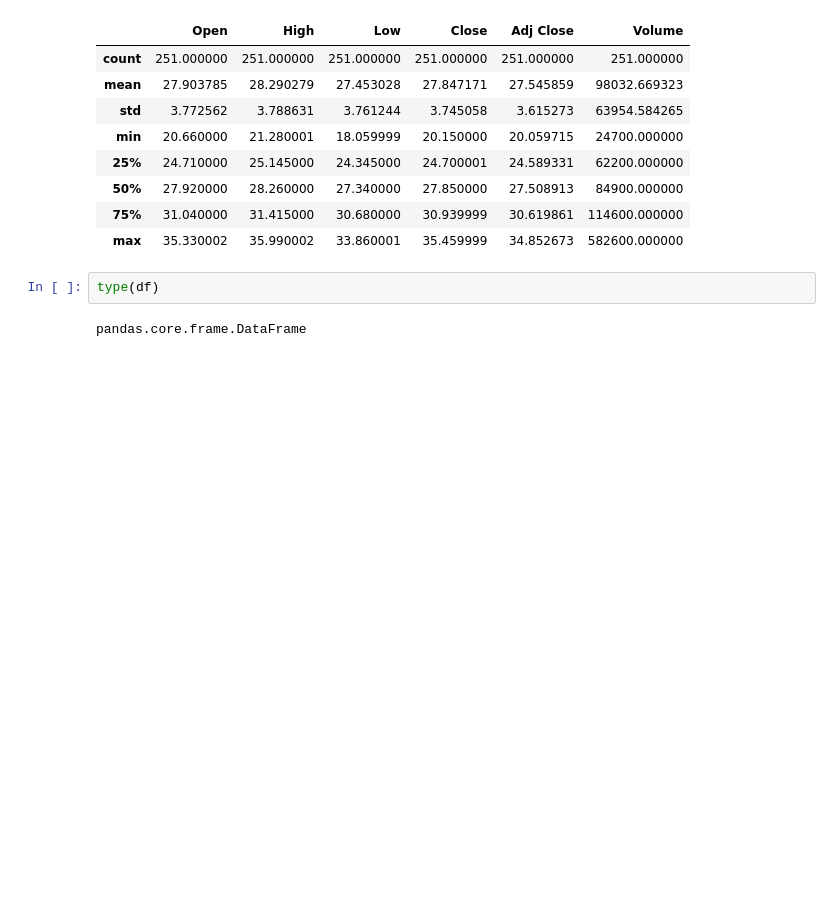
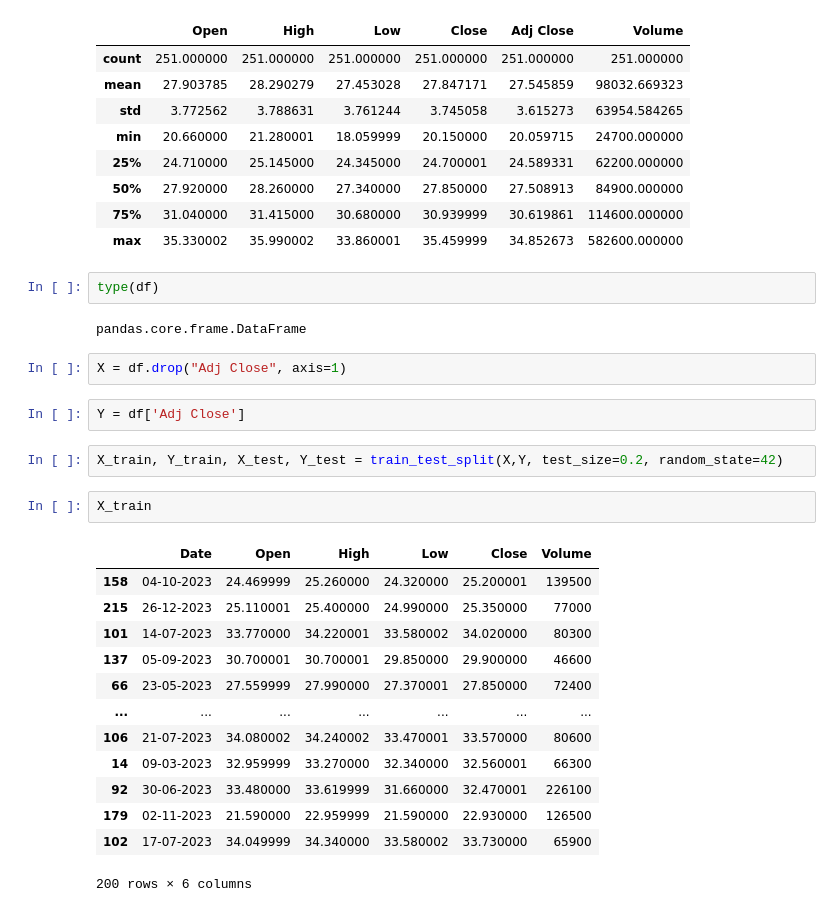
Before and after one commit to Omkrakr/AI-Internship, a Jupyter notebook: AI_Class_1.ipynb, the cells around one changed output. Saved outputs shown, nothing was run; the diff lists cells and outputs as text; blank space fills up the shorter version.

```diff
--- a/AI_Class_1.ipynb
+++ b/AI_Class_1.ipynb
@@ -99,3 +102,25 @@ df.describe()
 type(df)
 # %% [output]
 pandas.core.frame.DataFrame
+# %%
+X = df.drop("Adj Close", axis=1)
+# %%
+Y = df['Adj Close']
+# %%
+X_train, Y_train, X_test, Y_test = train_test_split(X,Y, test_size=0.2, random_state=42)
+# %%
+X_train
+# %% [output]
+|  | Date | Open | High | Low | Close | Volume |
+| 158 | 04-10-2023 | 24.469999 | 25.260000 | 24.320000 | 25.200001 | 139500 |
+| 215 | 26-12-2023 | 25.110001 | 25.400000 | 24.990000 | 25.350000 | 77000 |
+| 101 | 14-07-2023 | 33.770000 | 34.220001 | 33.580002 | 34.020000 | 80300 |
+| 137 | 05-09-2023 | 30.700001 | 30.700001 | 29.850000 | 29.900000 | 46600 |
+| 66 | 23-05-2023 | 27.559999 | 27.990000 | 27.370001 | 27.850000 | 72400 |
+| ... | ... | ... | ... | ... | ... | ... |
+| 106 | 21-07-2023 | 34.080002 | 34.240002 | 33.470001 | 33.570000 | 80600 |
+| 14 | 09-03-2023 | 32.959999 | 33.270000 | 32.340000 | 32.560001 | 66300 |
+| 92 | 30-06-2023 | 33.480000 | 33.619999 | 31.660000 | 32.470001 | 226100 |
+| 179 | 02-11-2023 | 21.590000 | 22.959999 | 21.590000 | 22.930000 | 126500 |
+| 102 | 17-07-2023 | 34.049999 | 34.340000 | 33.580002 | 33.730000 | 65900 |
+200 rows × 6 columns
```
Also changed, not shown: parts of 10 cells of this notebook.
